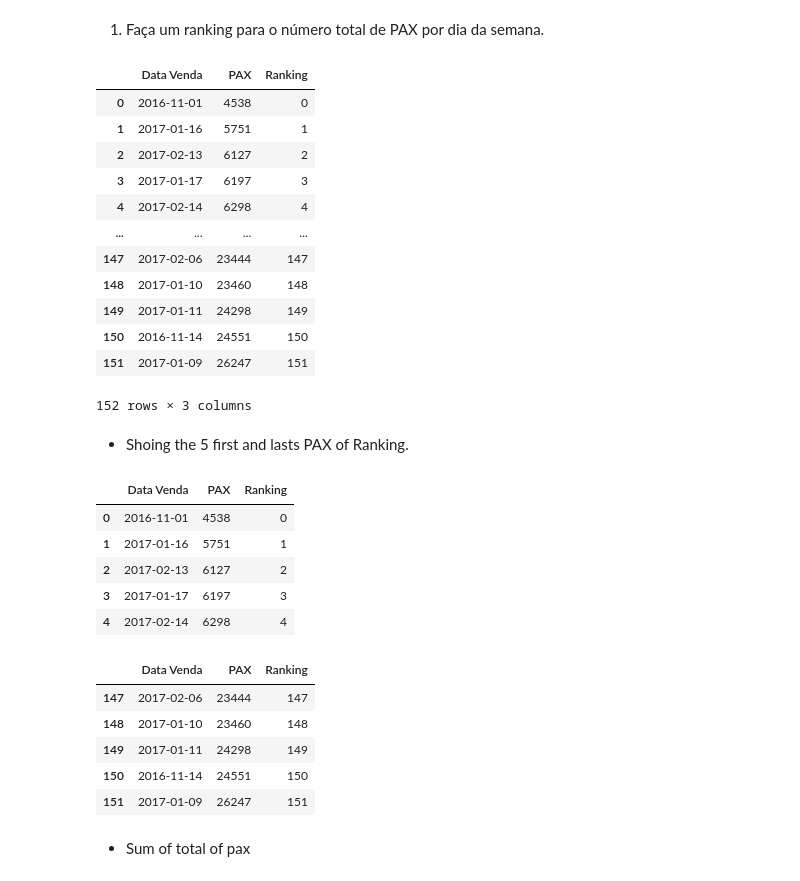
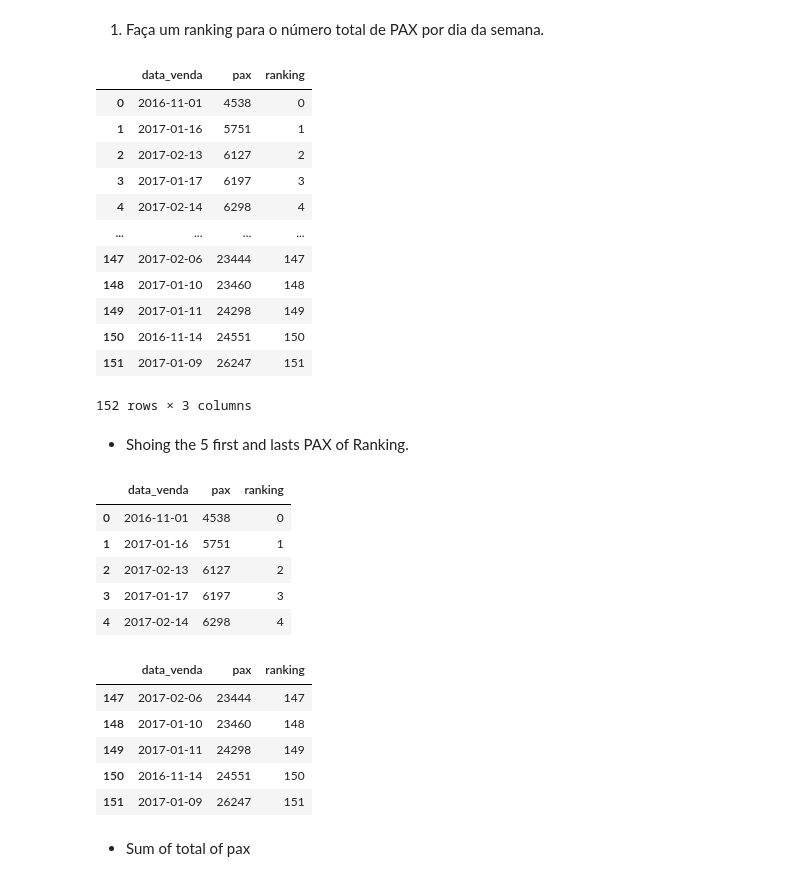
Before and after one commit to alexaugusto23/Gol_Cases, a Jupyter notebook: case01.ipynb, the cells around one changed output. Cells and saved outputs as stored; diff of their text form; code cells hidden in the pictures.

```diff
--- a/case01.ipynb
+++ b/case01.ipynb
@@ -24,3 +28,6 @@ _df.head(2)
 |  | Data Venda | Canal de Venda | Local de Venda | PAX | Monetário Vendido | RPK |
 | 0 | 2016-11-01 | Telégrafo | Mindscape | 30 | 2188.109487 | 3476 |
 | 1 | 2016-11-01 | TeleVenda | Arena | 52 | 3302.375951 | 8197 |
+# %%
+_df.columns = _df.columns.str.lower()
+_df.columns
@@ -26,0 +38,3 @@ _df.head(2)
+# %%
+_df.columns = _df.columns.str.replace(' ', '_')
+_df.columns
@@ -104,16 +122,16 @@ _df.head(5)
 # %% [markdown]
 * Adding km
 # %%
-_df['km'] = _df['RPK'] / _df['PAX']
+_df['km'] = _df['rpk'] / _df['pax']
 # %% [markdown]
 1. Faça um ranking para o número total de PAX por dia da semana.
 # %%
-_ranking = _df.groupby(['Data Venda'])['PAX'].sum().reset_index()
-_ranking = _ranking.sort_values('PAX').reset_index(drop=True)
-_ranking['Ranking'] = _ranking.index
+_ranking = _df.groupby(['data_venda'])['pax'].sum().reset_index()
+_ranking = _ranking.sort_values('pax').reset_index(drop=True)
+_ranking['ranking'] = _ranking.index
 _ranking
 # %% [output]
-|  | Data Venda | PAX | Ranking |
+|  | data_venda | pax | ranking |
 | 0 | 2016-11-01 | 4538 | 0 |
 | 1 | 2017-01-16 | 5751 | 1 |
 | 2 | 2017-02-13 | 6127 | 2 |
@@ -131,7 +149,7 @@ _ranking
 # %%
 _ranking.head(5)
 # %% [output]
-|  | Data Venda | PAX | Ranking |
+|  | data_venda | pax | ranking |
 | 0 | 2016-11-01 | 4538 | 0 |
 | 1 | 2017-01-16 | 5751 | 1 |
 | 2 | 2017-02-13 | 6127 | 2 |
@@ -140,7 +158,7 @@ _ranking.head(5)
 # %%
 _ranking.tail(5)
 # %% [output]
-|  | Data Venda | PAX | Ranking |
+|  | data_venda | pax | ranking |
 | 147 | 2017-02-06 | 23444 | 147 |
 | 148 | 2017-01-10 | 23460 | 148 |
 | 149 | 2017-01-11 | 24298 | 149 |
```
Also changed, not shown: parts of 39 cells of this notebook.
